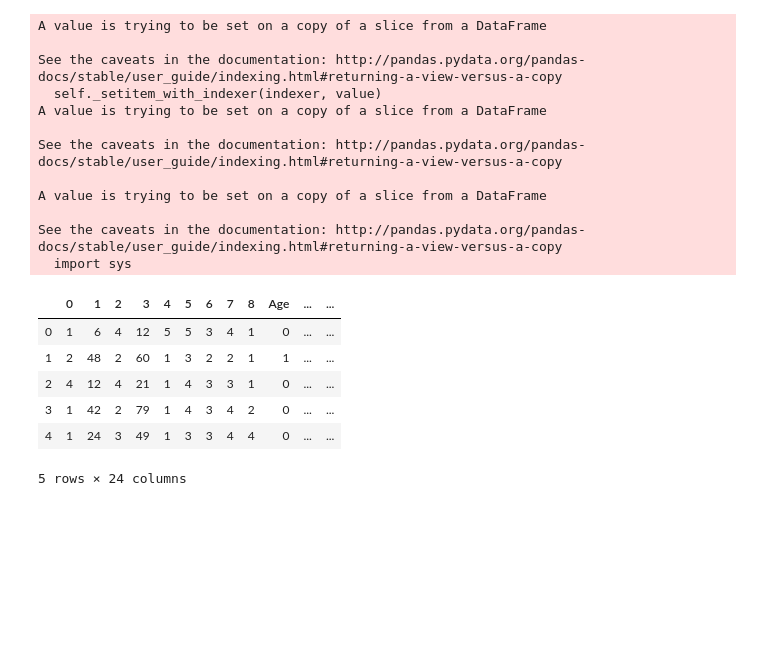
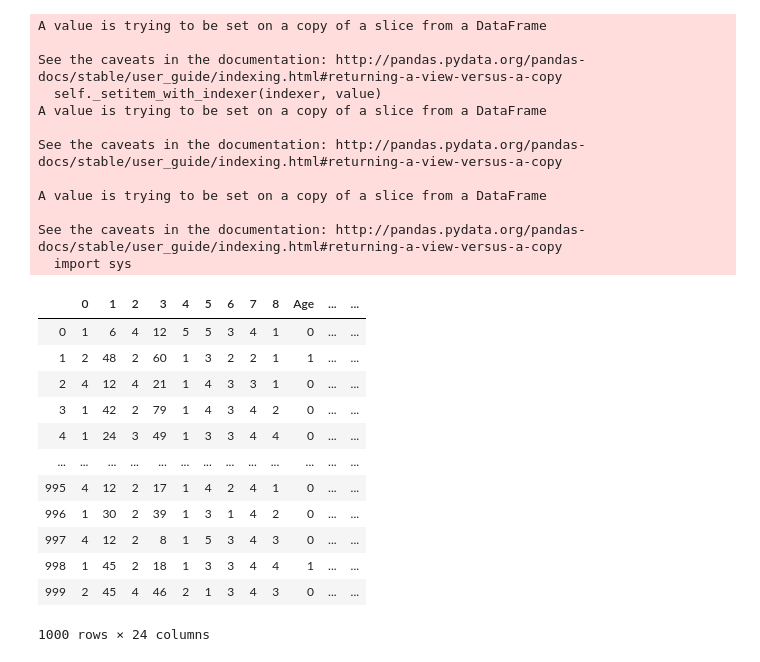
Before and after one commit to AntonGladyr/learning-fair-representations, a Jupyter notebook: AntonBook.ipynb, the cells around one changed output. Cells and saved outputs as stored; diff of their text form; code cells hidden in the pictures; blank space fills up the shorter version.

```diff
--- a/AntonBook.ipynb
+++ b/AntonBook.ipynb
@@ -145,16 +190,22 @@ A value is trying to be set on a copy of a slice from a DataFrame
 
 See the caveats in the documentation: http://pandas.pydata.org/pandas-docs/stable/user_guide/indexing.html#returning-a-view-versus-a-copy
   import sys
-# %%
-X_german.head()
-# %% [output]
-|  | 0 | 1 | 2 | 3 | 4 | 5 | 6 | 7 | 8 | Age | ... | ... |
-| 0 | 1 | 6 | 4 | 12 | 5 | 5 | 3 | 4 | 1 | 0 | ... | ... |
-| 1 | 2 | 48 | 2 | 60 | 1 | 3 | 2 | 2 | 1 | 1 | ... | ... |
-| 2 | 4 | 12 | 4 | 21 | 1 | 4 | 3 | 3 | 1 | 0 | ... | ... |
-| 3 | 1 | 42 | 2 | 79 | 1 | 4 | 3 | 4 | 2 | 0 | ... | ... |
-| 4 | 1 | 24 | 3 | 49 | 1 | 3 | 3 | 4 | 4 | 0 | ... | ... |
-5 rows × 24 columns
+# %%
+X_train
+# %% [output]
+|  | 0 | 1 | 2 | 3 | 4 | 5 | 6 | 7 | 8 | Age | ... | ... |
+| 0 | 1 | 6 | 4 | 12 | 5 | 5 | 3 | 4 | 1 | 0 | ... | ... |
+| 1 | 2 | 48 | 2 | 60 | 1 | 3 | 2 | 2 | 1 | 1 | ... | ... |
+| 2 | 4 | 12 | 4 | 21 | 1 | 4 | 3 | 3 | 1 | 0 | ... | ... |
+| 3 | 1 | 42 | 2 | 79 | 1 | 4 | 3 | 4 | 2 | 0 | ... | ... |
+| 4 | 1 | 24 | 3 | 49 | 1 | 3 | 3 | 4 | 4 | 0 | ... | ... |
+| ... | ... | ... | ... | ... | ... | ... | ... | ... | ... | ... | ... | ... |
+| 995 | 4 | 12 | 2 | 17 | 1 | 4 | 2 | 4 | 1 | 0 | ... | ... |
+| 996 | 1 | 30 | 2 | 39 | 1 | 3 | 1 | 4 | 2 | 0 | ... | ... |
+| 997 | 4 | 12 | 2 | 8 | 1 | 5 | 3 | 4 | 3 | 0 | ... | ... |
+| 998 | 1 | 45 | 2 | 18 | 1 | 3 | 3 | 4 | 4 | 1 | ... | ... |
+| 999 | 2 | 45 | 4 | 46 | 2 | 1 | 3 | 4 | 3 | 0 | ... | ... |
+1000 rows × 24 columns
 # %%
 run(X_train, y_train, X_test, y_test, 'Age')
 # %% [output]
```
Also changed, not shown: parts of 6 cells of this notebook, 1 other file.
